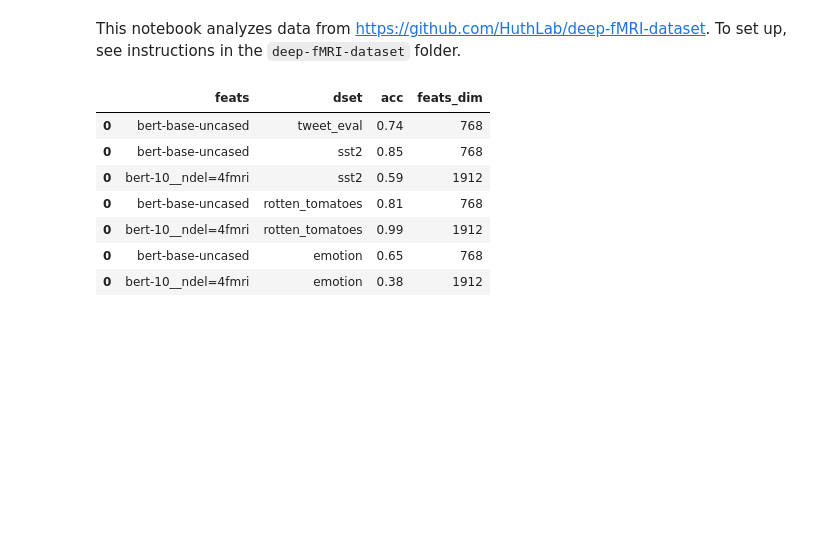
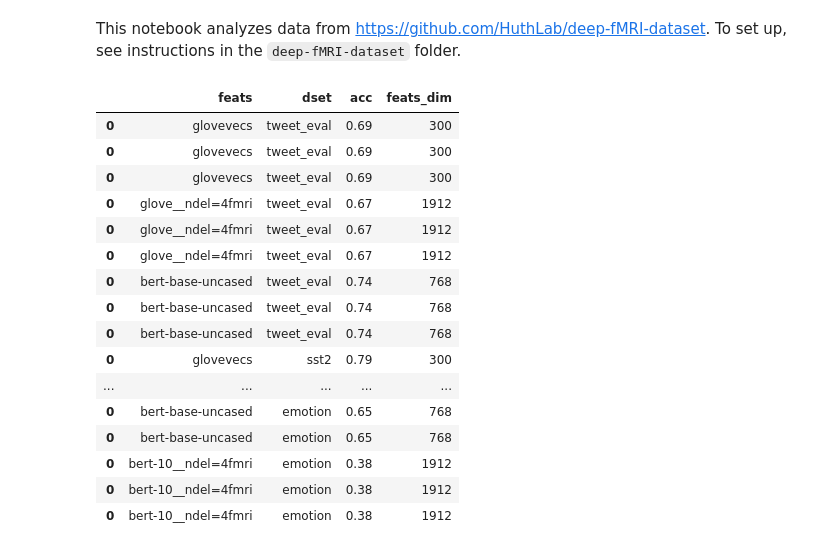
Before and after one commit to microsoft/augmented-interpretable-models, a Jupyter notebook: experimental/fmri/notebooks/02_decoding.ipynb, the cells around one changed output. Saved outputs shown, nothing was run; the diff lists cells and outputs as text; code cells hidden in the pictures; blank space fills up the shorter version.

```diff
--- a/experimental/fmri/notebooks/02_decoding.ipynb
+++ b/experimental/fmri/notebooks/02_decoding.ipynb
@@ -26,27 +26,36 @@ from feature_spaces import *
 from transformers import pipeline
 import datasets
 # %%
-save_dir = '/home/chansingh/mntv1/deep-fMRI/results/linear_models/oct16'
-# save_dir = '/home/chansingh/mntv1/deep-fMRI/results/linear_models/subsamp_oct16'
+save_dir = '/home/chansingh/mntv1/deep-fMRI/results/linear_models/oct17'
+# save_dir = '/home/chansingh/mntv1/deep-fMRI/results/linear_models/subsamp_oct17'
 dfs = []
 fnames = os.listdir(save_dir)[::-1]
 for fname in fnames:
     df = pd.read_pickle(join(save_dir, fname))
     # print(fname)
     # display(df)
     dfs.append(df.reset_index())
 d = pd.concat(dfs).drop(columns='coef_').round(2)
 # d.set_index(['feats', 'dset'], inplace=True)
 d
 # %% [output]
 |  | feats | dset | acc | feats_dim |
+| 0 | glovevecs | tweet_eval | 0.69 | 300 |
+| 0 | glovevecs | tweet_eval | 0.69 | 300 |
+| 0 | glovevecs | tweet_eval | 0.69 | 300 |
+| 0 | glove__ndel=4fmri | tweet_eval | 0.67 | 1912 |
+| 0 | glove__ndel=4fmri | tweet_eval | 0.67 | 1912 |
+| 0 | glove__ndel=4fmri | tweet_eval | 0.67 | 1912 |
 | 0 | bert-base-uncased | tweet_eval | 0.74 | 768 |
-| 0 | bert-base-uncased | sst2 | 0.85 | 768 |
-| 0 | bert-10__ndel=4fmri | sst2 | 0.59 | 1912 |
-| 0 | bert-base-uncased | rotten_tomatoes | 0.81 | 768 |
-| 0 | bert-10__ndel=4fmri | rotten_tomatoes | 0.99 | 1912 |
+| 0 | bert-base-uncased | tweet_eval | 0.74 | 768 |
+| 0 | bert-base-uncased | tweet_eval | 0.74 | 768 |
+| 0 | glovevecs | sst2 | 0.79 | 300 |
+| ... | ... | ... | ... | ... |
+| 0 | bert-base-uncased | emotion | 0.65 | 768 |
 | 0 | bert-base-uncased | emotion | 0.65 | 768 |
 | 0 | bert-10__ndel=4fmri | emotion | 0.38 | 1912 |
+| 0 | bert-10__ndel=4fmri | emotion | 0.38 | 1912 |
+| 0 | bert-10__ndel=4fmri | emotion | 0.38 | 1912 |
 # %%
 sns.barplot(data=d, x='dset', y='acc', hue='feats')
 plt.legend(bbox_to_anchor=(1.02, 0.55), loc='upper left', borderaxespad=0)
```
Also changed, not shown: parts of 1 cell of this notebook, 4 other files.
